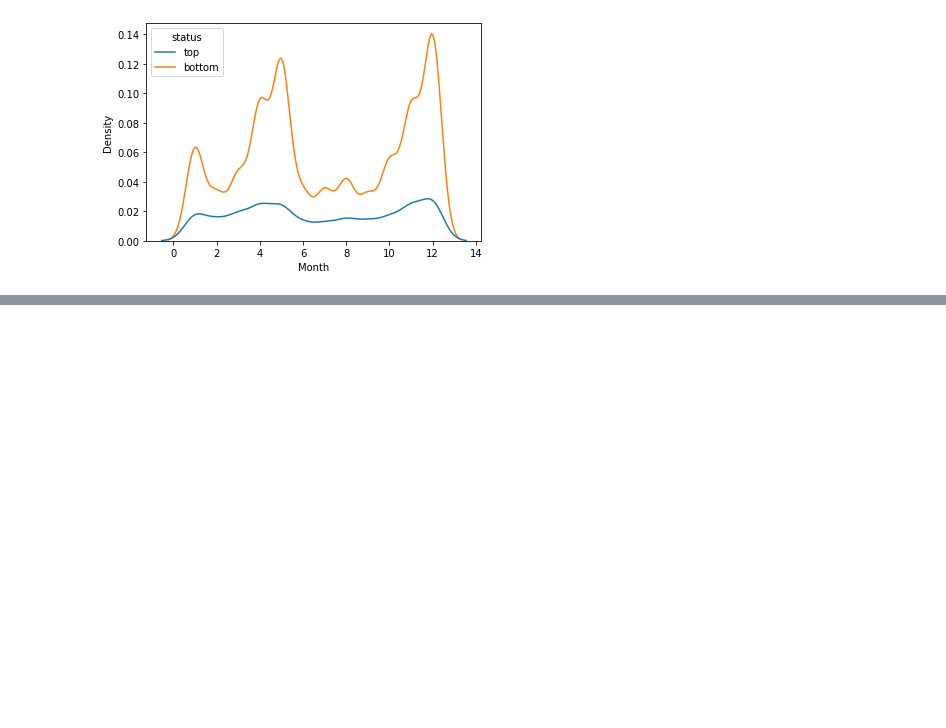
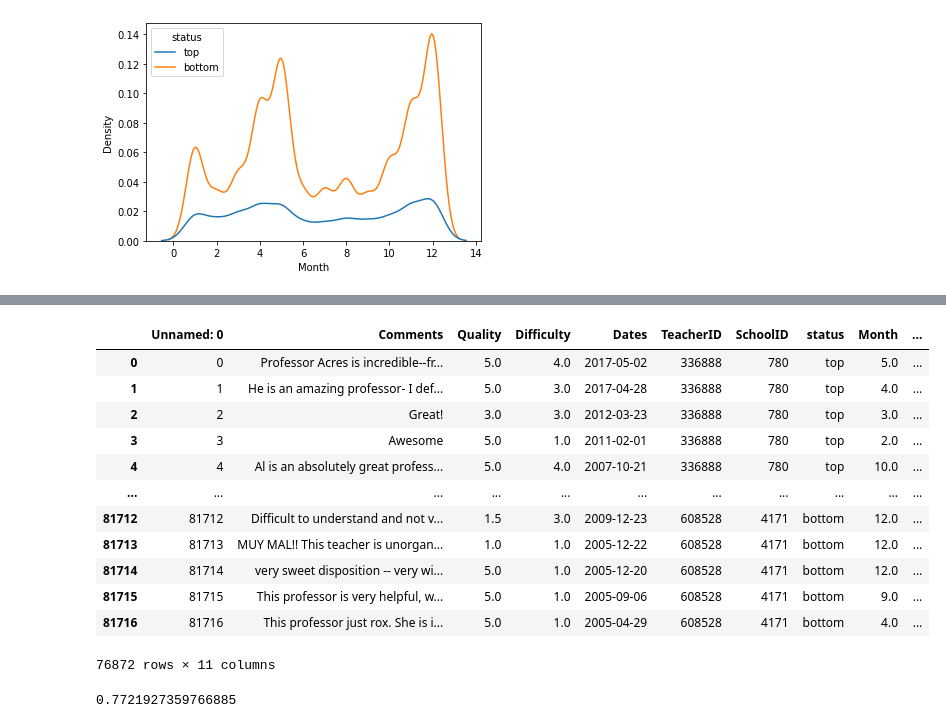
Before and after one commit to hzw479/ISDS.group.projects, a Jupyter notebook: ExamProject/Mie analysis.ipynb, the cells around one changed output, grey strips where cells are left out. Cells and saved outputs as stored; diff of their text form; code cells hidden in the pictures; blank space fills up the shorter version.

```diff
--- a/ExamProject/Mie analysis.ipynb
+++ b/ExamProject/Mie analysis.ipynb
@@ -116,3 +141,26 @@ sub_top
+# %%
+comment_df['Comment_length']=comment_df.apply(lambda row: len(row.Comments), axis = 1)
+# %% [output]
+|  | Unnamed: 0 | Comments | Quality | Difficulty | Dates | TeacherID | SchoolID | status | Month | ... |
+| 0 | 0 | Professor Acres is incredible--fr... | 5.0 | 4.0 | 2017-05-02 | 336888 | 780 | top | 5.0 | ... |
+| 1 | 1 | He is an amazing professor- I def... | 5.0 | 3.0 | 2017-04-28 | 336888 | 780 | top | 4.0 | ... |
+| 2 | 2 | Great! | 3.0 | 3.0 | 2012-03-23 | 336888 | 780 | top | 3.0 | ... |
+| 3 | 3 | Awesome | 5.0 | 1.0 | 2011-02-01 | 336888 | 780 | top | 2.0 | ... |
+| 4 | 4 | Al is an absolutely great profess... | 5.0 | 4.0 | 2007-10-21 | 336888 | 780 | top | 10.0 | ... |
+| ... | ... | ... | ... | ... | ... | ... | ... | ... | ... | ... |
+| 81712 | 81712 | Difficult to understand and not v... | 1.5 | 3.0 | 2009-12-23 | 608528 | 4171 | bottom | 12.0 | ... |
+| 81713 | 81713 | MUY MAL!! This teacher is unorgan... | 1.0 | 1.0 | 2005-12-22 | 608528 | 4171 | bottom | 12.0 | ... |
+| 81714 | 81714 | very sweet disposition -- very wi... | 5.0 | 1.0 | 2005-12-20 | 608528 | 4171 | bottom | 12.0 | ... |
+| 81715 | 81715 | This professor is very helpful, w... | 5.0 | 1.0 | 2005-09-06 | 608528 | 4171 | bottom | 9.0 | ... |
+| 81716 | 81716 | This professor just rox. She is i... | 5.0 | 1.0 | 2005-04-29 | 608528 | 4171 | bottom | 4.0 | ... |
+76872 rows × 11 columns
+# %%
+top=17512
+bottom=59360
+all=top+bottom
+bottom/all
+# %% [output]
+0.7721927359766885
 # %%
 top_uni=comment_df[comment_df['status']=='top']
 bottom_uni=comment_df[comment_df['status']=='bottom']
```
Also changed, not shown: parts of 10 cells of this notebook, 1 other file.
